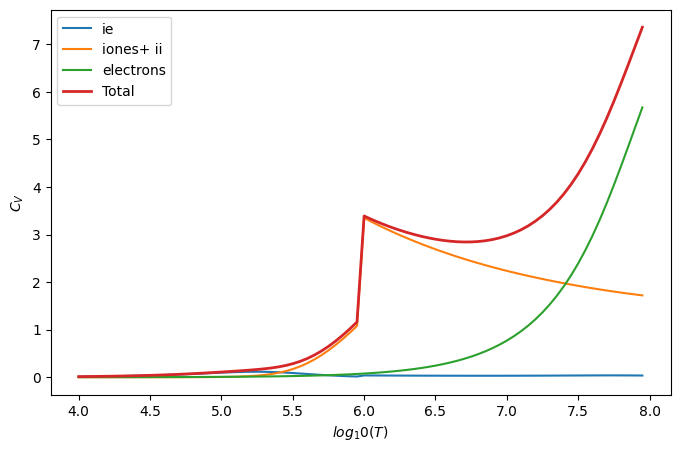
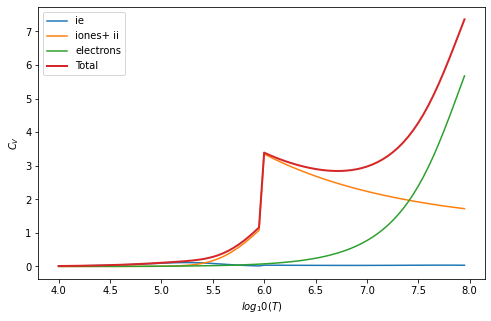
Code edit (unified diff) that turned the first committed figure into the second:
--- before
+++ after
@@ -13,2 +13,4 @@
 
 plt.legend()
+
+plt.show()

Commit: new temperature evol